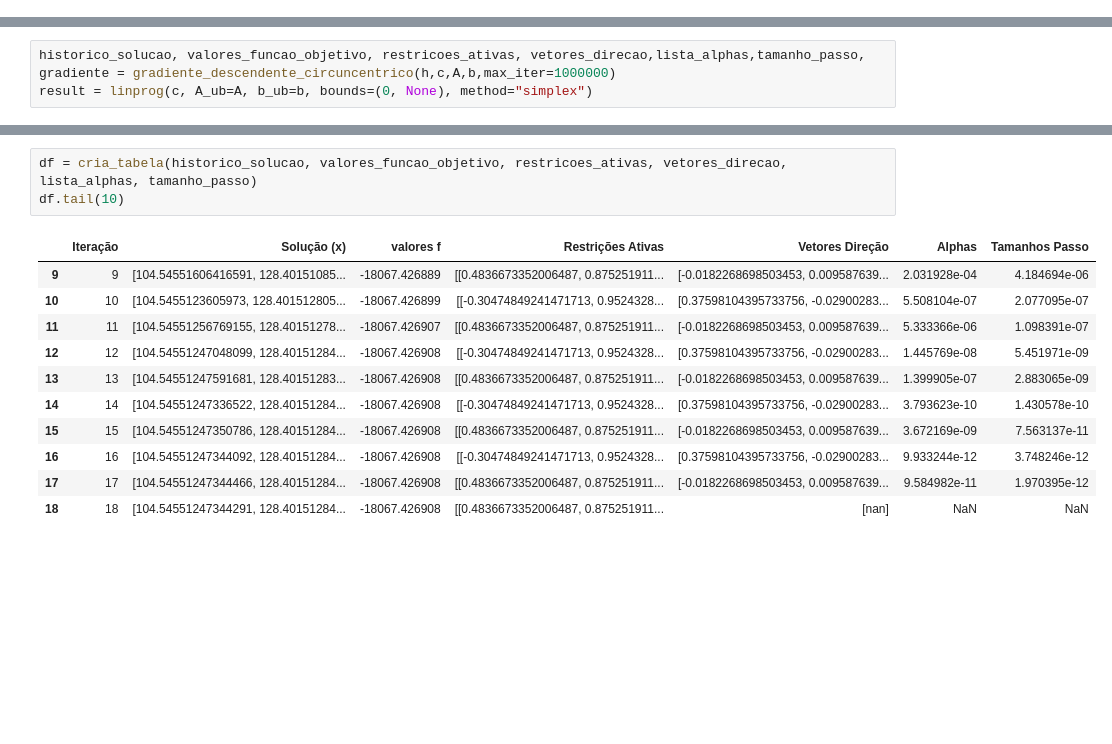
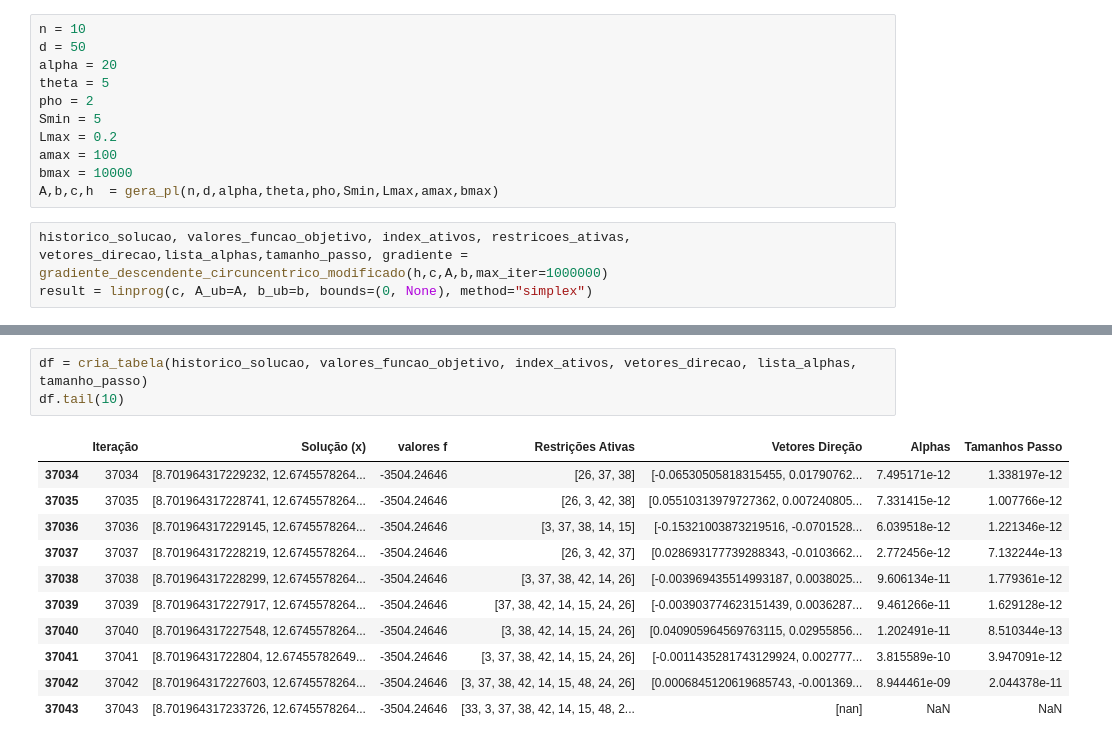
Before and after one commit to MatSchwarz/Circuncentro, a Jupyter notebook: testes.ipynb, the cells around one changed output, grey strips where cells are left out. Drawn from its saved outputs; the diff is of its cells as text; blank space fills up the shorter version.

```diff
--- a/testes.ipynb
+++ b/testes.ipynb
@@ -43,0 +31,14 @@ df
+# %%
+n = 10
+d = 50
+alpha = 20
+theta = 5
+pho = 2
+Smin = 5
+Lmax = 0.2
+amax = 100
+bmax = 10000
+A,b,c,h  = gera_pl(n,d,alpha,theta,pho,Smin,Lmax,amax,bmax)
+# %%
+historico_solucao, valores_funcao_objetivo, index_ativos, restricoes_ativas, vetores_direcao,lista_alphas,tamanho_passo, gradiente = gradiente_descendente_circuncentrico_modificado(h,c,A,b,max_iter=1000000)
+result = linprog(c, A_ub=A, b_ub=b, bounds=(0, None), method="simplex")
@@ -142,3 +66,0 @@ A,b,c,h  = gera_pl(n,d,alpha,theta,pho,Smin,Lmax,amax,bmax)
-# %%
-historico_solucao, valores_funcao_objetivo, restricoes_ativas, vetores_direcao,lista_alphas,tamanho_passo, gradiente = gradiente_descendente_circuncentrico(h,c,A,b,max_iter=1000000)
-result = linprog(c, A_ub=A, b_ub=b, bounds=(0, None), method="simplex")
@@ -149,15 +67,15 @@ grafico1(historico_solucao,A,b,gradiente)
 # %%
-df = cria_tabela(historico_solucao, valores_funcao_objetivo, restricoes_ativas, vetores_direcao, lista_alphas, tamanho_passo)
+df = cria_tabela(historico_solucao, valores_funcao_objetivo, index_ativos, vetores_direcao, lista_alphas, tamanho_passo)
 df.tail(10)
 # %% [output]
 |  | Iteração | Solução (x) | valores f | Restrições Ativas | Vetores Direção | Alphas | Tamanhos Passo |
-| 9 | 9 | [104.54551606416591, 128.40151085... | -18067.426889 | [[0.4836673352006487, 0.875251911... | [-0.0182268698503453, 0.009587639... | 2.031928e-04 | 4.184694e-06 |
-| 10 | 10 | [104.5455123605973, 128.401512805... | -18067.426899 | [[-0.30474849241471713, 0.9524328... | [0.37598104395733756, -0.02900283... | 5.508104e-07 | 2.077095e-07 |
-| 11 | 11 | [104.54551256769155, 128.40151278... | -18067.426907 | [[0.4836673352006487, 0.875251911... | [-0.0182268698503453, 0.009587639... | 5.333366e-06 | 1.098391e-07 |
-| 12 | 12 | [104.54551247048099, 128.40151284... | -18067.426908 | [[-0.30474849241471713, 0.9524328... | [0.37598104395733756, -0.02900283... | 1.445769e-08 | 5.451971e-09 |
-| 13 | 13 | [104.54551247591681, 128.40151283... | -18067.426908 | [[0.4836673352006487, 0.875251911... | [-0.0182268698503453, 0.009587639... | 1.399905e-07 | 2.883065e-09 |
-| 14 | 14 | [104.54551247336522, 128.40151284... | -18067.426908 | [[-0.30474849241471713, 0.9524328... | [0.37598104395733756, -0.02900283... | 3.793623e-10 | 1.430578e-10 |
-| 15 | 15 | [104.54551247350786, 128.40151284... | -18067.426908 | [[0.4836673352006487, 0.875251911... | [-0.0182268698503453, 0.009587639... | 3.672169e-09 | 7.563137e-11 |
-| 16 | 16 | [104.54551247344092, 128.40151284... | -18067.426908 | [[-0.30474849241471713, 0.9524328... | [0.37598104395733756, -0.02900283... | 9.933244e-12 | 3.748246e-12 |
-| 17 | 17 | [104.54551247344466, 128.40151284... | -18067.426908 | [[0.4836673352006487, 0.875251911... | [-0.0182268698503453, 0.009587639... | 9.584982e-11 | 1.970395e-12 |
-| 18 | 18 | [104.54551247344291, 128.40151284... | -18067.426908 | [[0.4836673352006487, 0.875251911... | [nan] | NaN | NaN |
+| 37034 | 37034 | [8.701964317229232, 12.6745578264... | -3504.24646 | [26, 37, 38] | [-0.06530505818315455, 0.01790762... | 7.495171e-12 | 1.338197e-12 |
+| 37035 | 37035 | [8.701964317228741, 12.6745578264... | -3504.24646 | [26, 3, 42, 38] | [0.05510313979727362, 0.007240805... | 7.331415e-12 | 1.007766e-12 |
+| 37036 | 37036 | [8.701964317229145, 12.6745578264... | -3504.24646 | [3, 37, 38, 14, 15] | [-0.15321003873219516, -0.0701528... | 6.039518e-12 | 1.221346e-12 |
+| 37037 | 37037 | [8.701964317228219, 12.6745578264... | -3504.24646 | [26, 3, 42, 37] | [0.028693177739288343, -0.0103662... | 2.772456e-12 | 7.132244e-13 |
+| 37038 | 37038 | [8.701964317228299, 12.6745578264... | -3504.24646 | [3, 37, 38, 42, 14, 26] | [-0.003969435514993187, 0.0038025... | 9.606134e-11 | 1.779361e-12 |
+| 37039 | 37039 | [8.701964317227917, 12.6745578264... | -3504.24646 | [37, 38, 42, 14, 15, 24, 26] | [-0.003903774623151439, 0.0036287... | 9.461266e-11 | 1.629128e-12 |
+| 37040 | 37040 | [8.701964317227548, 12.6745578264... | -3504.24646 | [3, 38, 42, 14, 15, 24, 26] | [0.040905964569763115, 0.02955856... | 1.202491e-11 | 8.510344e-13 |
+| 37041 | 37041 | [8.70196431722804, 12.67455782649... | -3504.24646 | [3, 37, 38, 42, 14, 15, 24, 26] | [-0.0011435281743129924, 0.002777... | 3.815589e-10 | 3.947091e-12 |
+| 37042 | 37042 | [8.701964317227603, 12.6745578264... | -3504.24646 | [3, 37, 38, 42, 14, 15, 48, 24, 26] | [0.0006845120619685743, -0.001369... | 8.944461e-09 | 2.044378e-11 |
+| 37043 | 37043 | [8.701964317233726, 12.6745578264... | -3504.24646 | [33, 3, 37, 38, 42, 14, 15, 48, 2... | [nan] | NaN | NaN |
```
Also changed, not shown: parts of 15 cells of this notebook, 2 other files.
